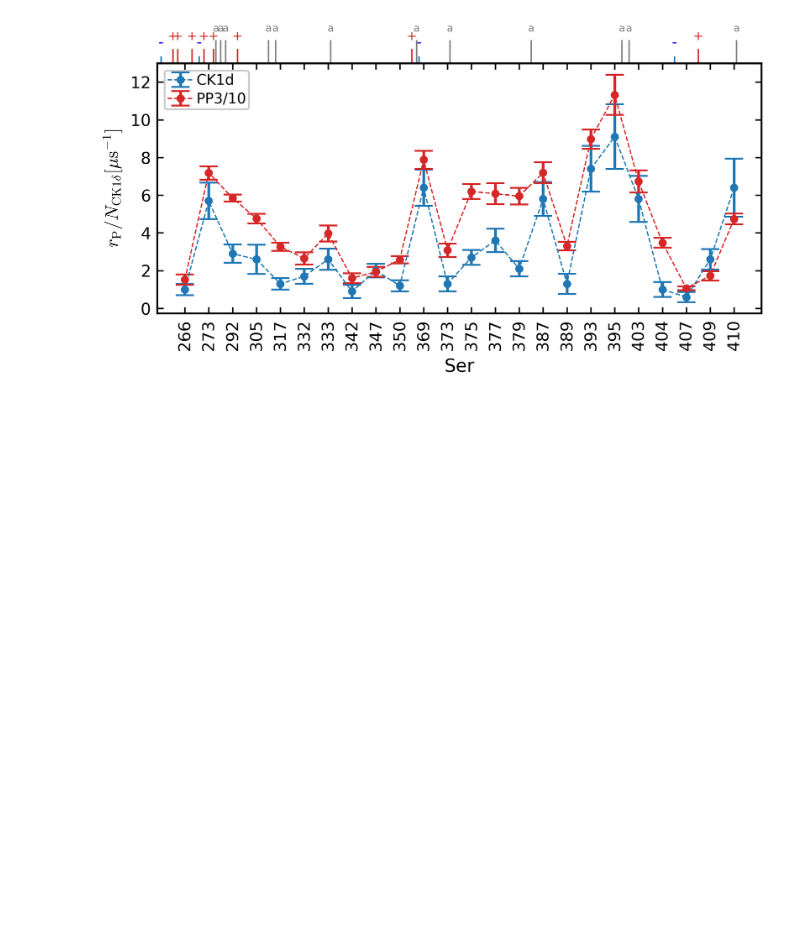
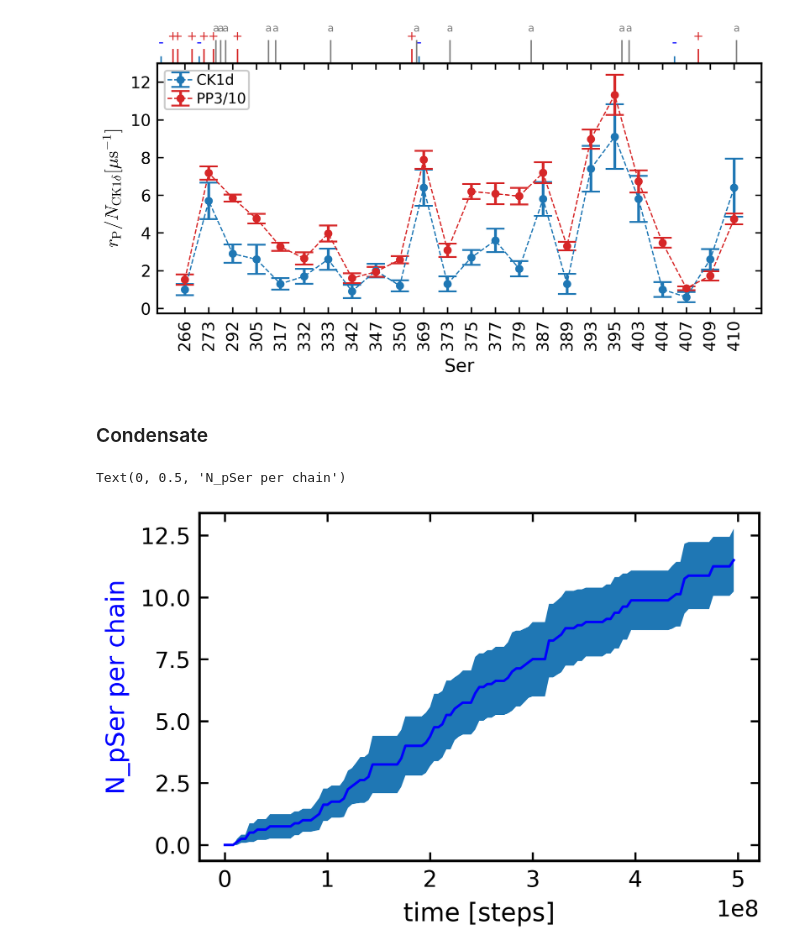
Before and after one commit to ezippo/HPA, a Jupyter notebook: rates_notebook.ipynb, the cells around one changed output. Drawn from its saved outputs; the diff is of its cells as text; code cells hidden in the pictures; blank space fills up the shorter version.

```diff
--- a/rates_notebook.ipynb
+++ b/rates_notebook.ipynb
@@ -24,6 +24,7 @@ plt.style.use('/localscratch/zippoema/md_plots/rates_plot.mplstyle')
 # %%
 path_CAL = '/localscratch/zippoema/zippo_phd_data_bckp/project_hps_phospho_tdp43_natcomm_bckp/single-tdp43/data_CALVADOS3/'
 path_new = '/media/zippoema/Elements/zippo_phd_data/new_data/'
+path_200 = '/localscratch/zippoema/project_ness/simulations/200-tdp43_CAL3/'
 # %%
 ser_i = np.array([266, 273, 292, 305, 317, 332, 333, 342, 347, 350, 369, 373, 375, 377, 379, 387, 389, 393, 395, 403, 404, 407, 409, 410])-260-1
 ser_i_full = ser_i+121
@@ -139,4 +140,6 @@ def pSer_per_chain(dirpath, file_suffix, ser_l, n_sims, times, len_prot=154, n_p
 # %%
 times = np.arange(0,2000,20)
 len(times)
+times_cond = np.arange(0,2500,20)
+len(times_cond)
 # %% [output]
@@ -308,3 +329,24 @@ plt.ylabel('$r_{\mathrm{P}}/N_{\mathrm{CK1\delta}} [\mathrm{\mu s}^{-1}]$')
 plt.show()
 # %% [output]
 [figure]
+# %% [markdown]
+### Condensate
+# %%
+pSer_cond, d_pSer_cond = pSer_per_chain(dirpath=path_200+'sim_200-tdp43-lcd_5-ck1d-open/',
+                                              file_suffix='200-tdp43-lcd_5-com-ck1d-open_CAL3_dump_processed.gsd',
+                                              ser_l=ser_i, n_sims=4, times=times_cond)
+# %%
+time_step = times_cond*200000
+
+fig, ax1 = plt.subplots(figsize=(4, 2.5))
+
+# Plot the first array with the primary y-axis
+ax1.plot(time_step, pSer_cond, 'b')
+ax1.fill_between(time_step, pSer_cond-d_pSer_cond, pSer_cond+d_pSer_cond)
+ax1.set_xlabel('time [steps]')
+ax1.set_ylabel('N_pSer per chain', color='b')
+
+#ax1.legend(ncols=3, loc='lower right')
+# %% [output]
+Text(0, 0.5, 'N_pSer per chain')
+[figure, added]
```
Also changed, not shown: parts of 7 cells of this notebook, 4 other files.
